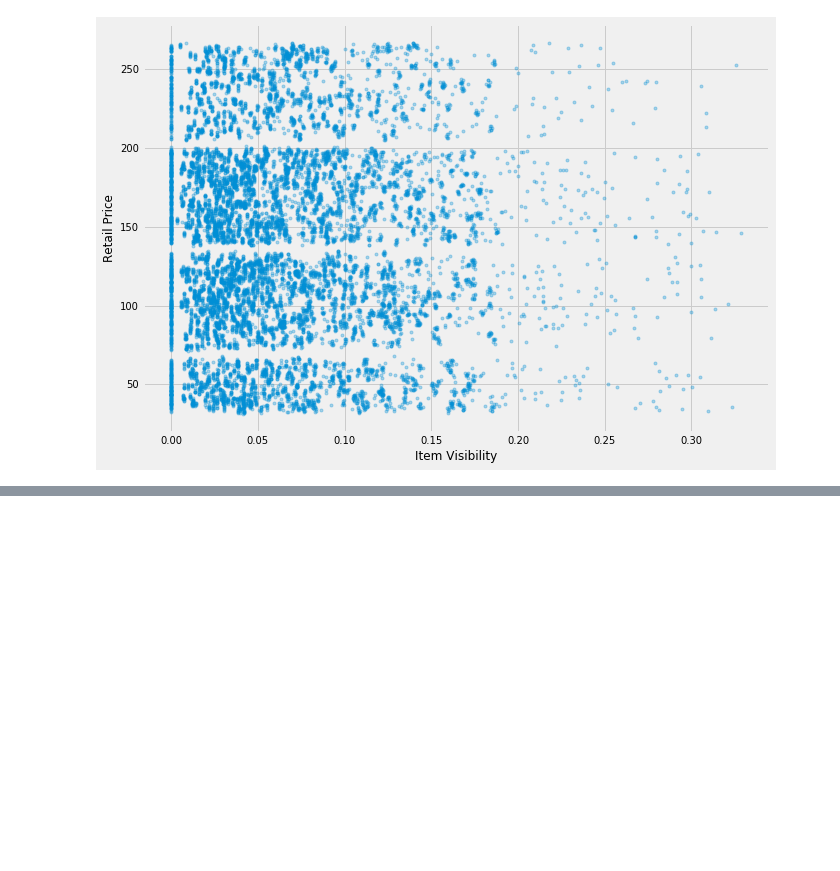
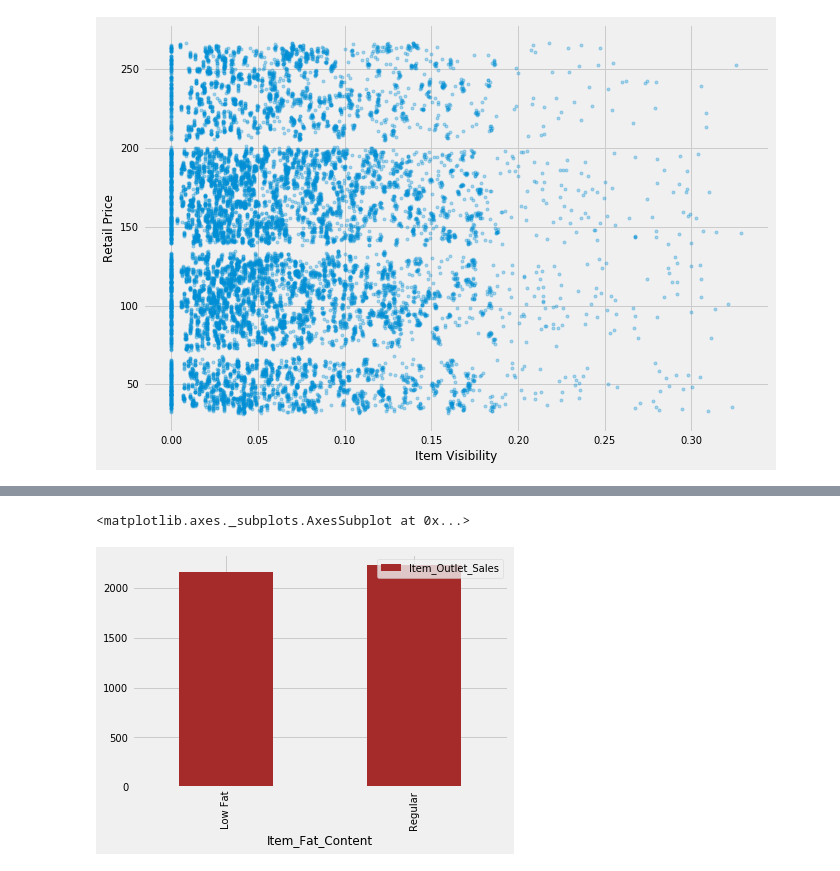
Before and after one commit to sakhawath19/Python, a Jupyter notebook: projects/sell_prediction/sell_prediction.ipynb, the cells around one changed output, grey strips where cells are left out. Cells and saved outputs as stored; diff of their text form; code cells hidden in the pictures; blank space fills up the shorter version.

```diff
--- a/projects/sell_prediction/sell_prediction.ipynb
+++ b/projects/sell_prediction/sell_prediction.ipynb
@@ -250,0 +277,2 @@ plt.plot(df['Item_Visibility'], df['Item_MRP'], '.', alpha=0.3)
+# %%
+df['Item_Fat_Content'] = df['Item_Fat_Content'].replace({'LF':'Low Fat', 'reg':'Regular', 'low fat':'Low Fat'})
@@ -250,0 +285,7 @@ plt.plot(df['Item_Visibility'], df['Item_MRP'], '.', alpha=0.3)
+# %%
+fat_content_table = pd.pivot_table(df, index='Item_Fat_Content', values='Item_Outlet_Sales',
+                                  aggfunc='mean')
+fat_content_table.plot(kind='bar', color='brown', )
+# %% [output]
+<matplotlib.axes._subplots.AxesSubplot at 0x...>
+[figure, added]
```
Also changed, not shown: parts of 5 cells of this notebook.
